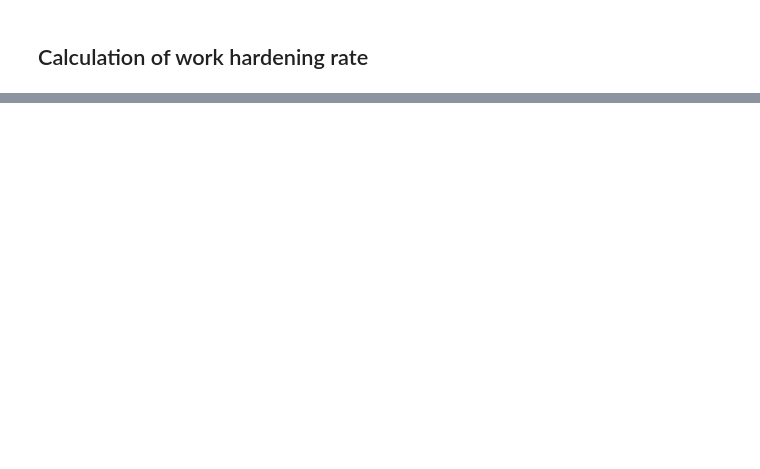
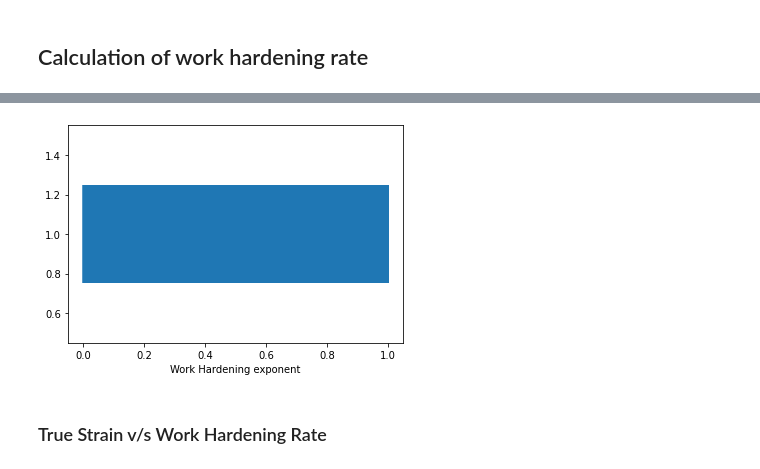
Before and after one commit to algomaster99/meta-btp, a Jupyter notebook: Engineering Stress, Strain -> True Stress, Strain.ipynb, the cells around one changed output, grey strips where cells are left out. Drawn from its saved outputs; the diff is of its cells as text; code cells hidden in the pictures; blank space fills up the shorter version.

Commit message:
Calculate work hardening exponent

```diff
--- a/Engineering Stress, Strain -> True Stress, Strain.ipynb
+++ b/Engineering Stress, Strain -> True Stress, Strain.ipynb
@@ -30,3 +41,9 @@ def differentiate(x, y):
+# %%
+def remove(l, consider):
+    temp = []
+    for i in consider:
+        temp.append(l[i])
+    return temp
 # %% [markdown]
 ## Engineering Strain v/s Engineering Stress
 # %%
@@ -145,0 +177,21 @@ _ = plt.ylabel('True Stress - Yield Strength (MPa)')
+# %%
+"""
+true stress = K(true strain)^(work hardening exponent)
+
+s = k*(e)^n
+d(log s)/d(log e) = n
+"""
+
+diff = differentiate(log_true_strain, log_true_stress)
+sanitsed_log_true_strain = diff[0]
+sanitsed_log_true_stress = diff[1]
+work_hardening_exponent = diff[2]
+consider = diff[3]
+sanitsed_true_strain = remove(true_strain, consider)
+sanitsed_true_stress = remove(true_stress, consider)
+_ = plt.eventplot(work_hardening_exponent, linelengths=0.5)
+_ = plt.xlabel('Work Hardening exponent')
+# %% [output]
+[figure, added]
+# %% [markdown]
+### True Strain v/s Work Hardening Rate
```
Also changed, not shown: parts of 10 cells of this notebook.
